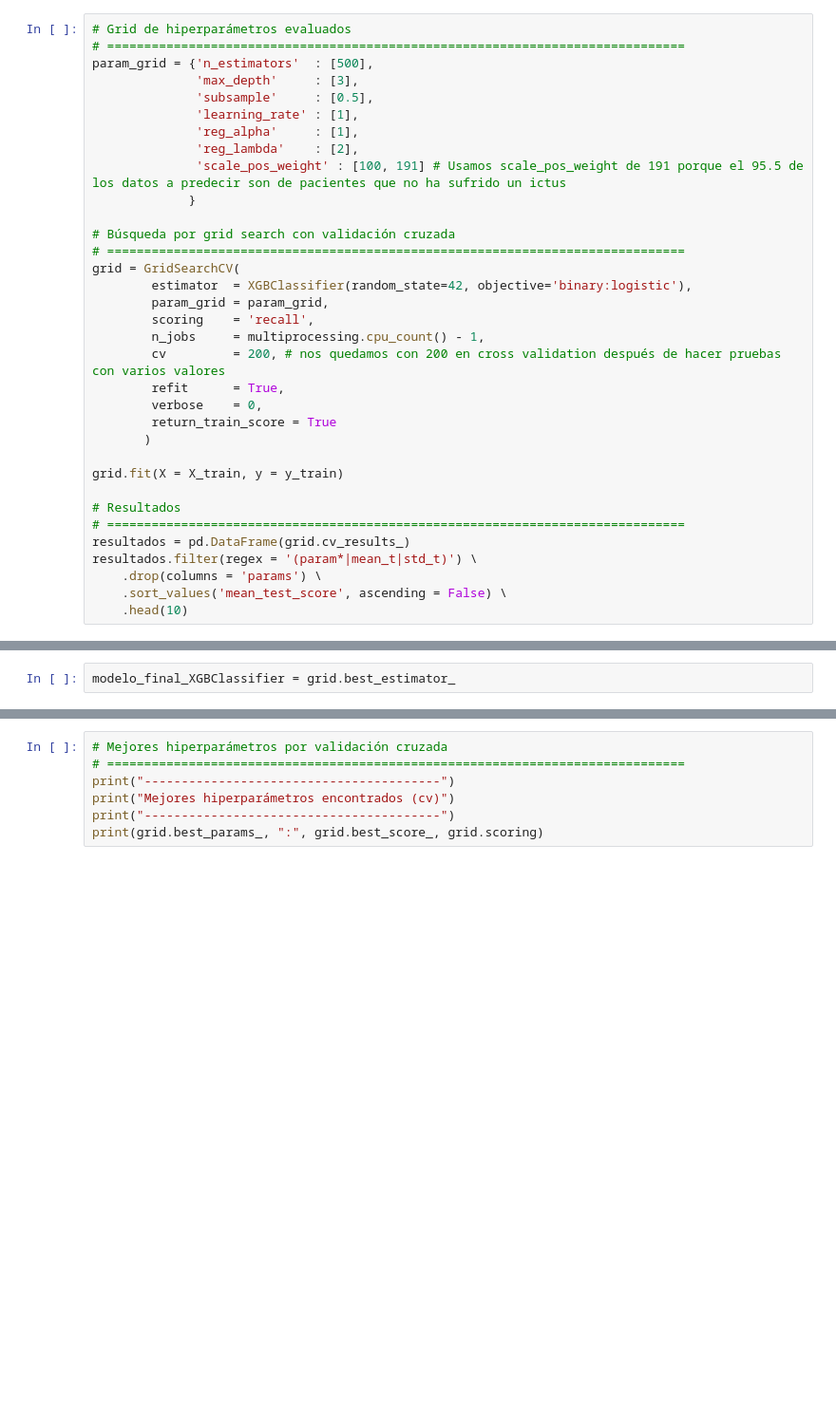
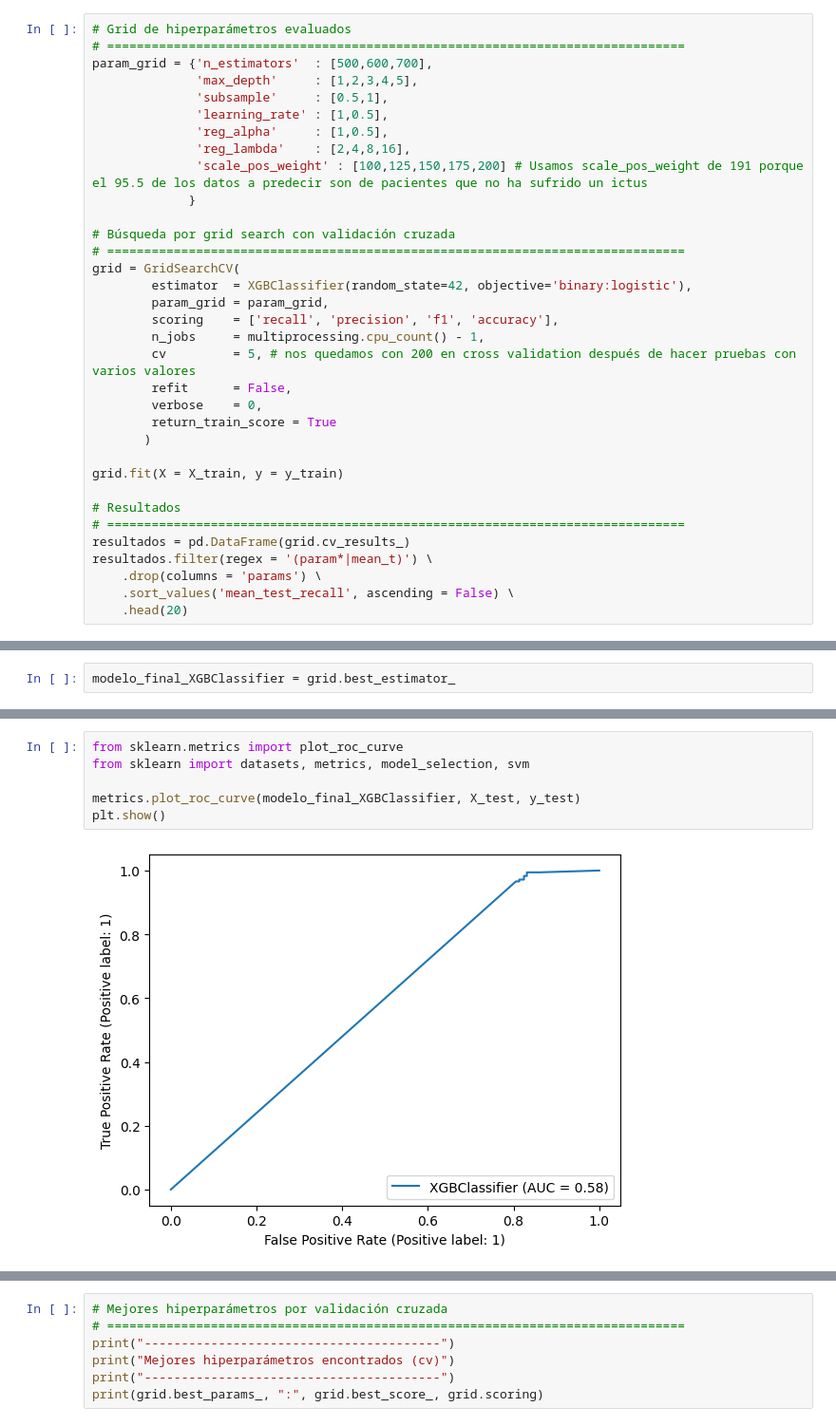
Before and after one commit to Factoria-F5-AI-Bootcamp-1-Edicion/Equipo_Rignon, a Jupyter notebook: Rignon.ipynb, the cells around one changed output, grey strips where cells are left out. Shown at 95% size. Cells and saved outputs as stored; diff of their text form; blank space fills up the shorter version.

Commit message:
Bajamos el número de validaciones cruzadas e intentamos ajustar los hyperparametros a todas las métricas no solamente a recall

```diff
--- a/Rignon.ipynb
+++ b/Rignon.ipynb
@@ -735,13 +737,13 @@ from sklearn.model_selection import StratifiedKFold
 # %%
 # Grid de hiperparámetros evaluados
 # ==============================================================================
-param_grid = {'n_estimators'  : [500],
-              'max_depth'     : [3],
-              'subsample'     : [0.5],
-              'learning_rate' : [1],
-              'reg_alpha'     : [1],
-              'reg_lambda'    : [2],
-              'scale_pos_weight' : [100, 191] # Usamos scale_pos_weight de 191 porque el 95.5 de los datos a predecir son de pacientes que no ha sufrido un ictus
+param_grid = {'n_estimators'  : [500,600,700],
+              'max_depth'     : [1,2,3,4,5],
+              'subsample'     : [0.5,1],
+              'learning_rate' : [1,0.5],
+              'reg_alpha'     : [1,0.5],
+              'reg_lambda'    : [2,4,8,16],
+              'scale_pos_weight' : [100,125,150,175,200] # Usamos scale_pos_weight de 191 porque el 95.5 de los datos a predecir son de pacientes que no ha sufrido un ictus
              }
 
 # Búsqueda por grid search con validación cruzada
@@ -749,10 +751,10 @@ param_grid = {'n_estimators'  : [500],
 grid = GridSearchCV(
         estimator  = XGBClassifier(random_state=42, objective='binary:logistic'),
         param_grid = param_grid,
-        scoring    = 'recall',
+        scoring    = ['recall', 'precision', 'f1', 'accuracy'],
         n_jobs     = multiprocessing.cpu_count() - 1,
-        cv         = 200, # nos quedamos con 200 en cross validation después de hacer pruebas con varios valores
-        refit      = True,
+        cv         = 5, # nos quedamos con 200 en cross validation después de hacer pruebas con varios valores
+        refit      = False,
         verbose    = 0,
         return_train_score = True
        )
@@ -762,7 +764,7 @@ grid.fit(X = X_train, y = y_train)
 # Resultados
 # ==============================================================================
 resultados = pd.DataFrame(grid.cv_results_)
-resultados.filter(regex = '(param*|mean_t|std_t)') \
+resultados.filter(regex = '(param*|mean_t)') \
     .drop(columns = 'params') \
-    .sort_values('mean_test_score', ascending = False) \
-    .head(10)
+    .sort_values('mean_test_recall', ascending = False) \
+    .head(20)
@@ -840,0 +842,8 @@ modelo_final_XGBClassifier = grid.best_estimator_
+# %%
+from sklearn.metrics import plot_roc_curve
+from sklearn import datasets, metrics, model_selection, svm
+
+metrics.plot_roc_curve(modelo_final_XGBClassifier, X_test, y_test)
+plt.show()
+# %% [output]
+[figure, added]
```
Also changed, not shown: parts of 12 cells of this notebook.
